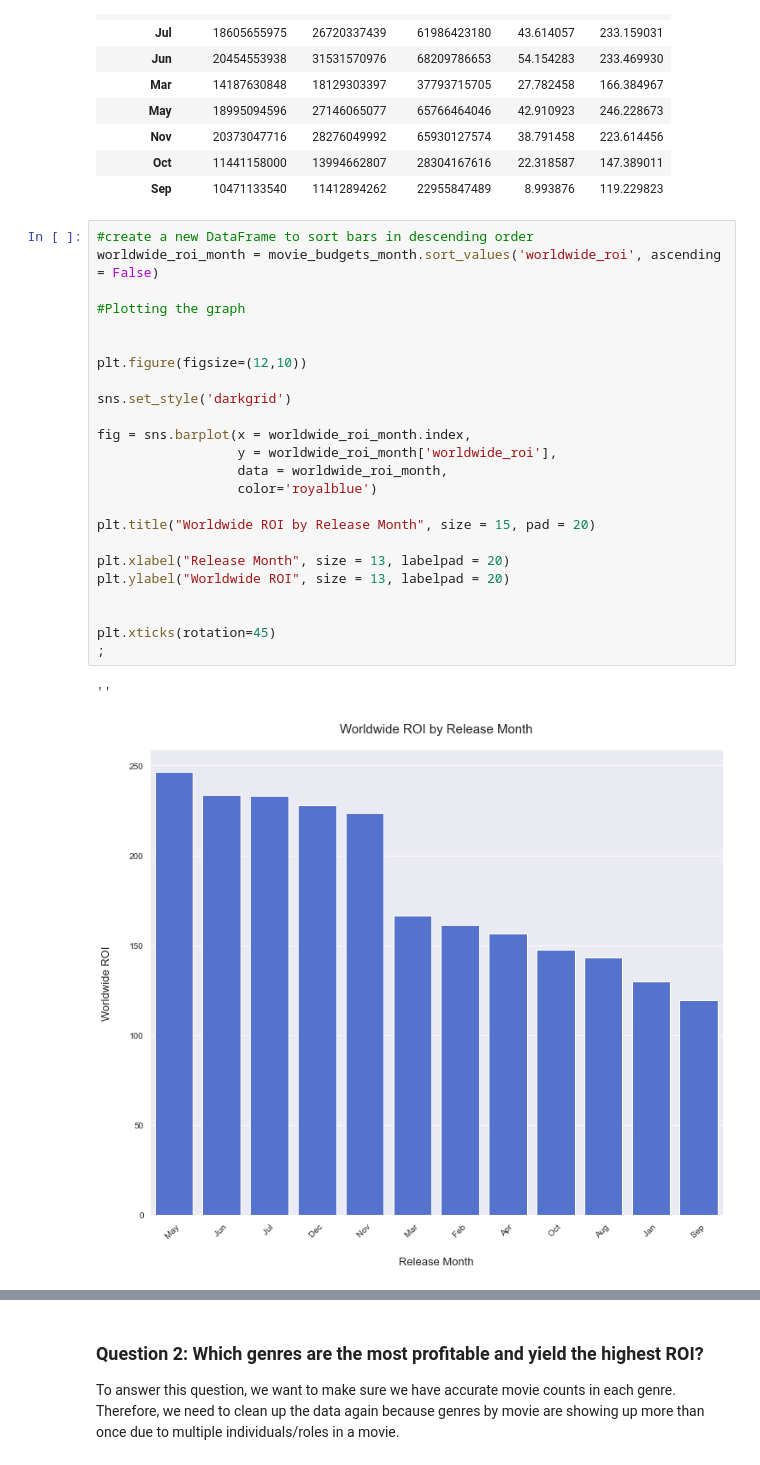
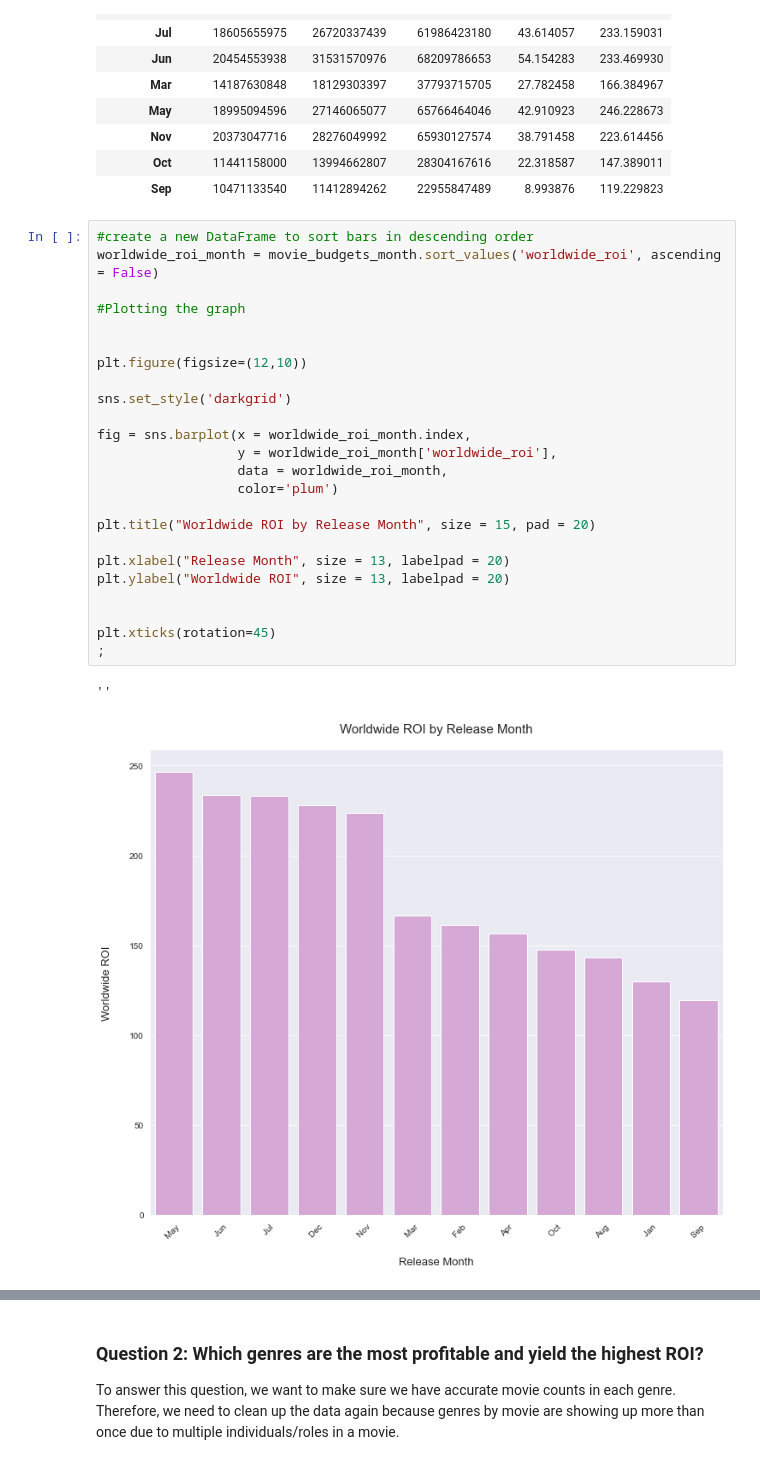
Before and after one commit to jennifernha/Microsoft-Movie-Analysis, a Jupyter notebook: Microsoft Movie Analysis.ipynb, the cells around one changed output, grey strips where cells are left out. Drawn from its saved outputs; the diff is of its cells as text.

```diff
--- a/Microsoft Movie Analysis.ipynb
+++ b/Microsoft Movie Analysis.ipynb
@@ -852,30 +846,30 @@ movie_budgets_month
 # %%
 #create a new DataFrame to sort bars in descending order
 worldwide_roi_month = movie_budgets_month.sort_values('worldwide_roi', ascending = False)
 
 #Plotting the graph
 
 
 plt.figure(figsize=(12,10))
 
 sns.set_style('darkgrid')
 
 fig = sns.barplot(x = worldwide_roi_month.index,
                   y = worldwide_roi_month['worldwide_roi'],
                   data = worldwide_roi_month,
-                  color='royalblue')
+                  color='plum')
 
 plt.title("Worldwide ROI by Release Month", size = 15, pad = 20)
 
 plt.xlabel("Release Month", size = 13, labelpad = 20)
 plt.ylabel("Worldwide ROI", size = 13, labelpad = 20)
 
 
 plt.xticks(rotation=45)
 ;
 # %% [output]
 ''
-[figure, old version]
+[figure, new version]
 # %%
 #create a new DataFrame to sort bars in descending order
 domestic_roi_month = movie_budgets_month.sort_values('domestic_roi', ascending = False)
```
Also changed, not shown: parts of 22 cells of this notebook.
